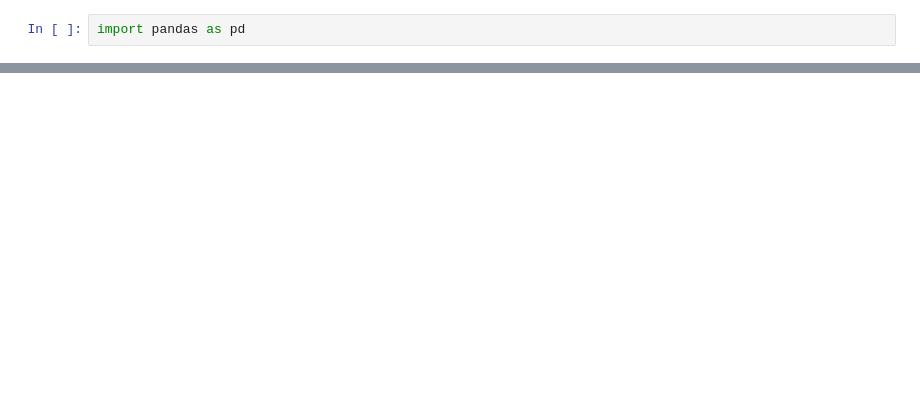
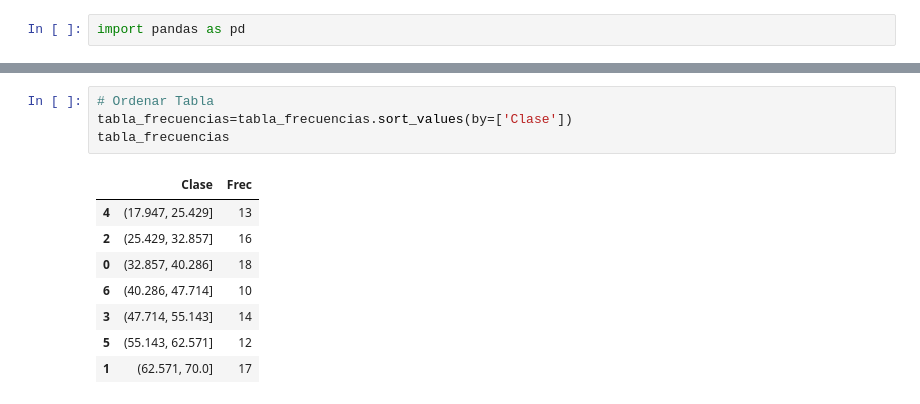
Before and after one commit to FranciscoValdez-ITD/Proba, a Jupyter notebook: U1Practica_3.ipynb, the cells around one changed output, grey strips where cells are left out. Cells and saved outputs as stored; diff of their text form; blank space fills up the shorter version.

```diff
--- a/U1Practica_3.ipynb
+++ b/U1Practica_3.ipynb
@@ -98,0 +166,13 @@ tabla_frecuencias
+# %%
+# Ordenar Tabla
+tabla_frecuencias=tabla_frecuencias.sort_values(by=['Clase'])
+tabla_frecuencias
+# %% [output]
+|  | Clase | Frec |
+| 4 | (17.947, 25.429] | 13 |
+| 2 | (25.429, 32.857] | 16 |
+| 0 | (32.857, 40.286] | 18 |
+| 6 | (40.286, 47.714] | 10 |
+| 3 | (47.714, 55.143] | 14 |
+| 5 | (55.143, 62.571] | 12 |
+| 1 | (62.571, 70.0] | 17 |
```
Also changed, not shown: parts of 13 cells of this notebook.
